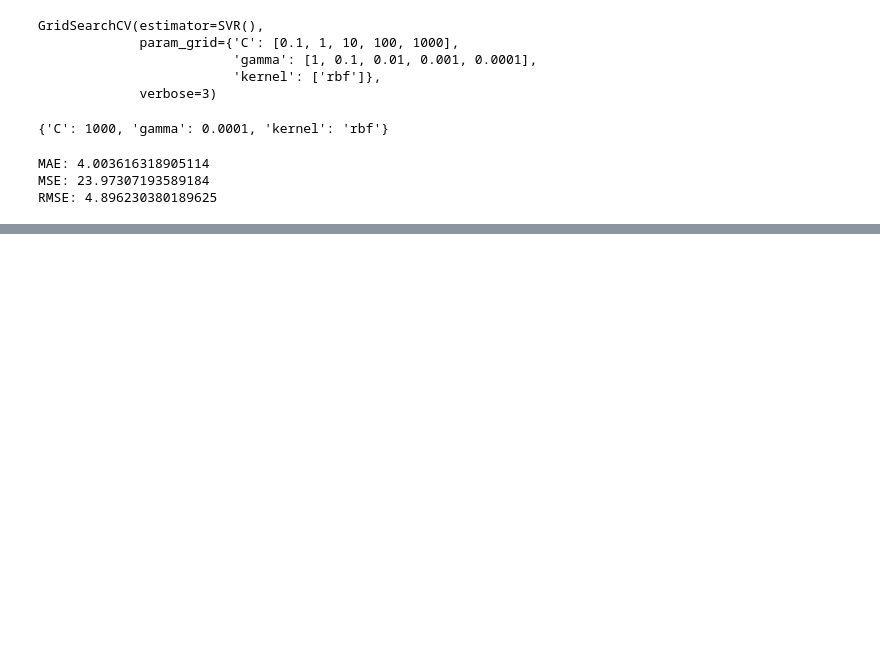
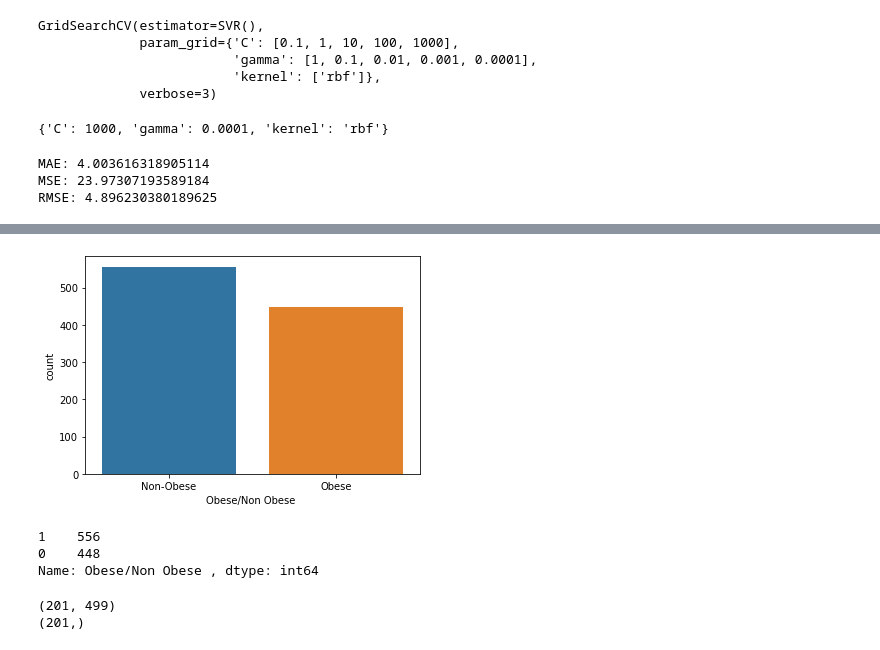
Before and after one commit to ShushantaFuse/WINKS_research, a Jupyter notebook: notebook/indain_data.ipynb, the cells around one changed output, grey strips where cells are left out. Drawn from its saved outputs; the diff is of its cells as text; code cells hidden in the pictures; blank space fills up the shorter version.

Commit message:
NHI data added

```diff
--- a/notebook/indain_data.ipynb
+++ b/notebook/indain_data.ipynb
@@ -328,0 +439,21 @@ RMSE: 4.896230380189625
+# %%
+filename=os.path.join(dir,"indian_gut_microbiota_data\\pan_meta.csv")
+df = pd.read_csv(filename)
+sns.countplot(data=df,x='Obese/Non Obese ')
+y=df['Obese/Non Obese ']
+# %% [output]
+[figure, added]
+# %%
+y.replace({'Obese': 0, 'Non-Obese': 1}, inplace=True)
+y.value_counts()
+# %% [output]
+1    556
+0    448
+Name: Obese/Non Obese , dtype: int64
+# %%
+X_train, X_test, y_train, y_test = train_test_split(merge_data, y, test_size=0.2, random_state=42)
+print(X_test.shape)
+print(y_test.shape)
+# %% [output]
+(201, 499)
+(201,)
```
Also changed, not shown: parts of 18 cells of this notebook, 4 other files.
